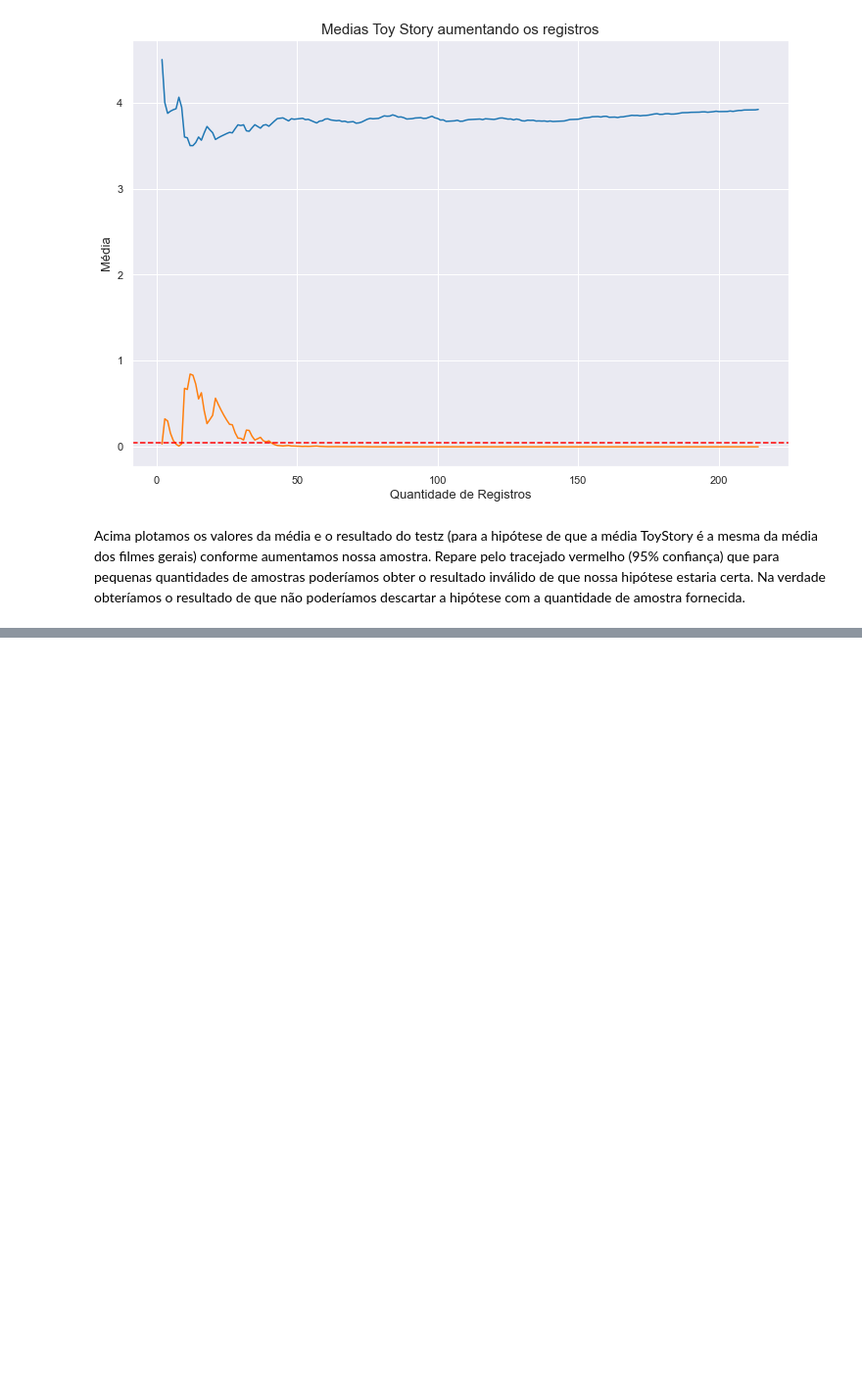
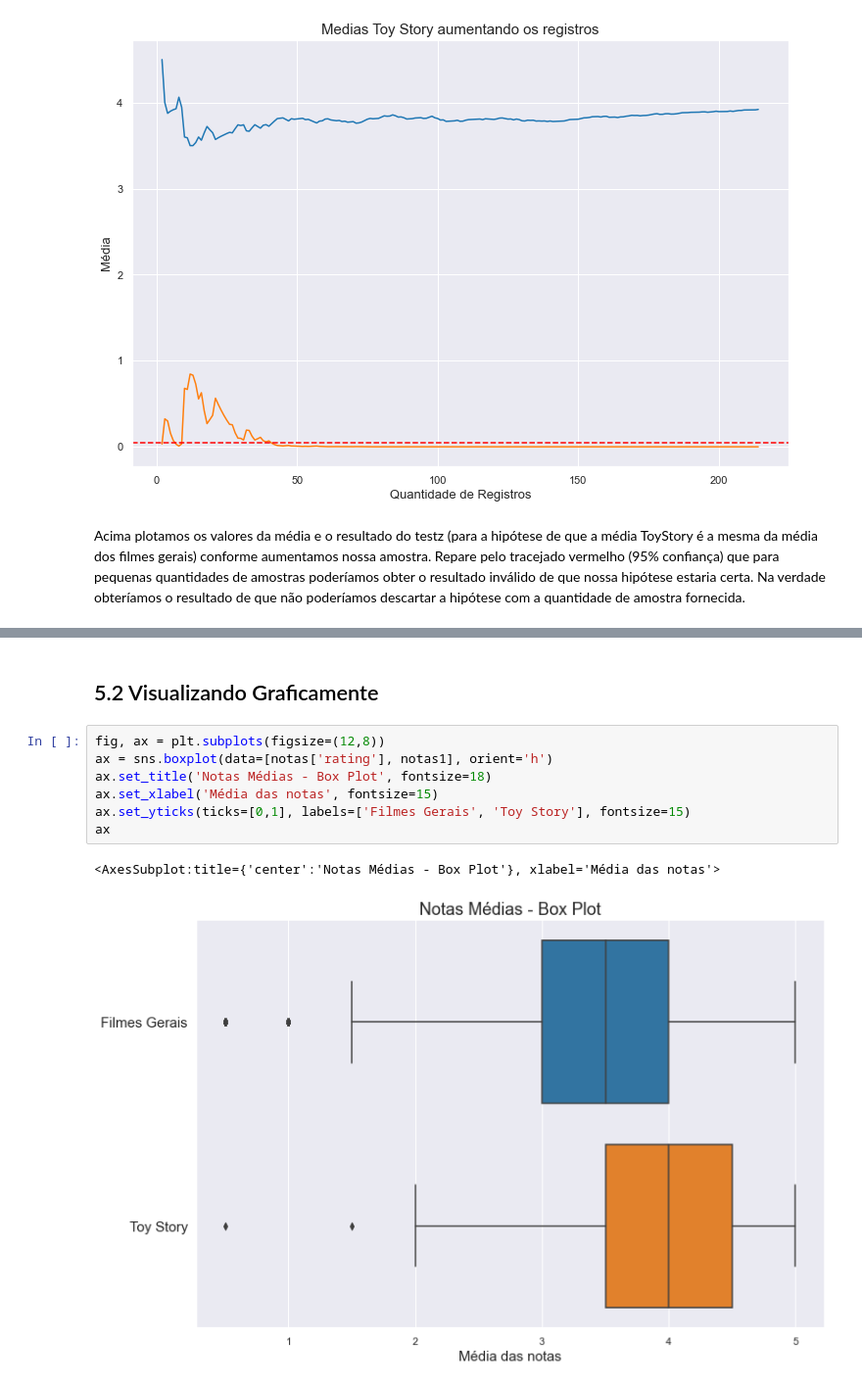
Before and after one commit to ciqueti/Testes_Estatisticos, a Jupyter notebook: Projeto.ipynb, the cells around one changed output, grey strips where cells are left out. Shown at 98% size. Cells and saved outputs as stored; diff of their text form; blank space fills up the shorter version.

```diff
--- a/Projeto.ipynb
+++ b/Projeto.ipynb
@@ -375,0 +434,12 @@ Acima plotamos os valores da média e o resultado do testz (para a hipótese de
+# %% [markdown]
+## 5.2 Visualizando Graficamente
+# %%
+fig, ax = plt.subplots(figsize=(12,8))
+ax = sns.boxplot(data=[notas['rating'], notas1], orient='h')
+ax.set_title('Notas Médias - Box Plot', fontsize=18)
+ax.set_xlabel('Média das notas', fontsize=15)
+ax.set_yticks(ticks=[0,1], labels=['Filmes Gerais', 'Toy Story'], fontsize=15)
+ax
+# %% [output]
+<AxesSubplot:title={'center':'Notas Médias - Box Plot'}, xlabel='Média das notas'>
+[figure, added]
```
Also changed, not shown: parts of 31 cells of this notebook, 1 other file.
